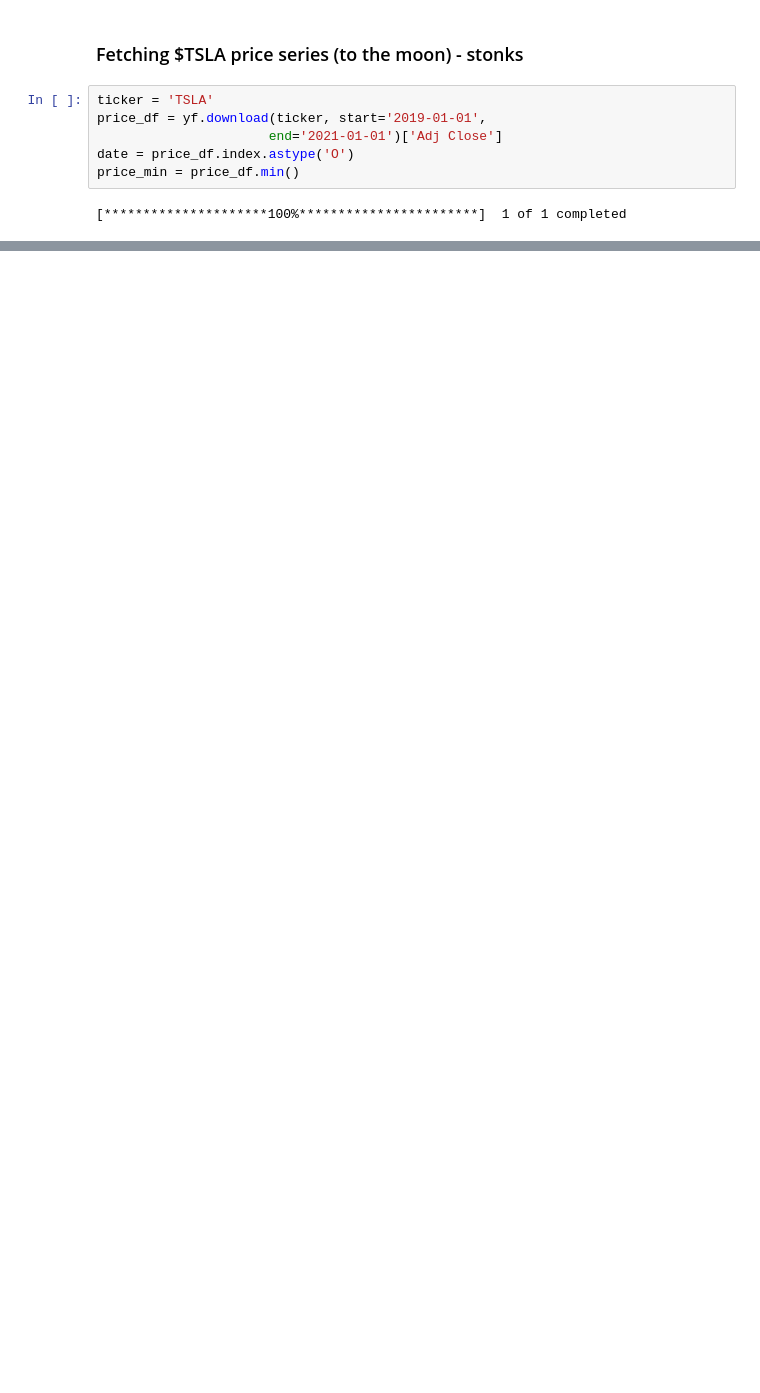
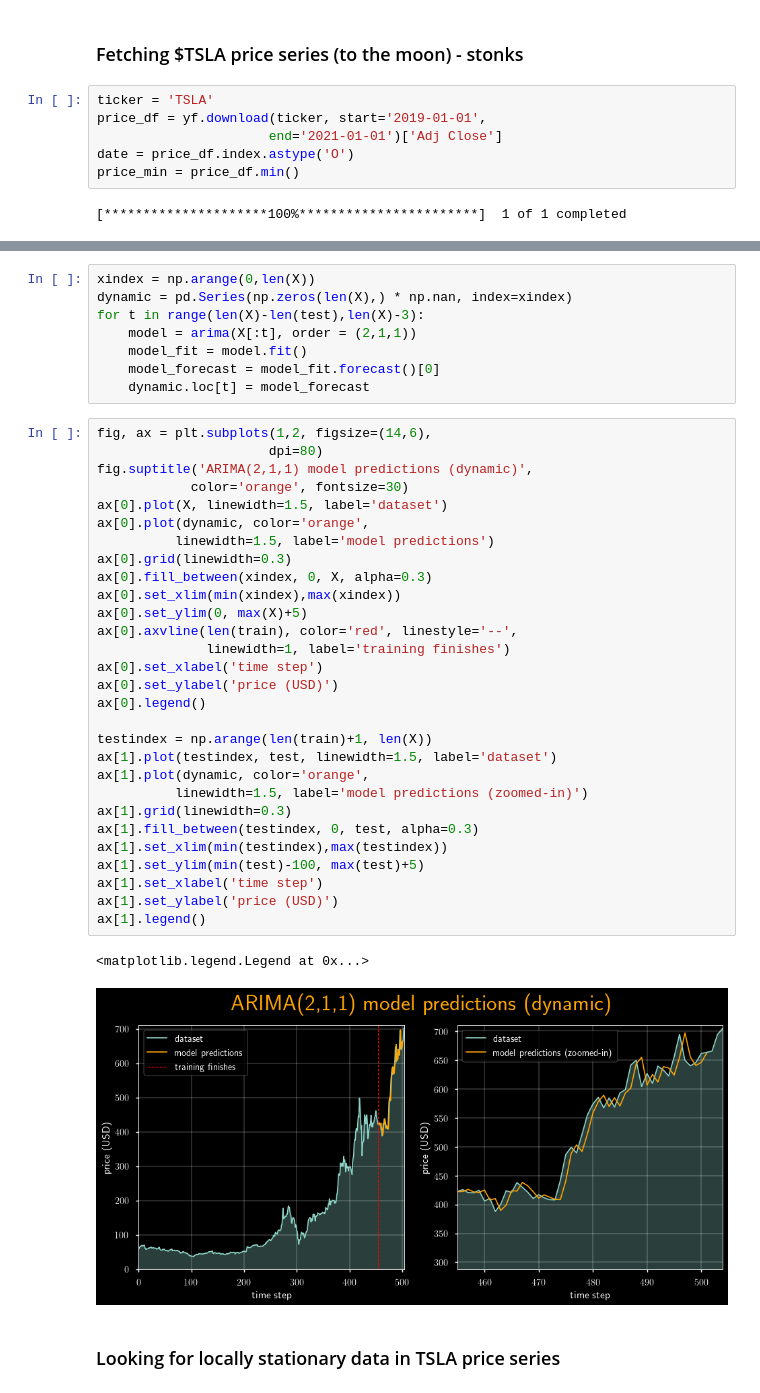
Before and after one commit to marcocappai00/Quantitative-Finance, a Jupyter notebook: Econometrics_trading_model.ipynb, the cells around one changed output, grey strips where cells are left out. Cells and saved outputs as stored; diff of their text form; blank space fills up the shorter version.

```diff
--- a/Econometrics_trading_model.ipynb
+++ b/Econometrics_trading_model.ipynb
@@ -54,0 +135,42 @@ Although there appears to be a high level of autoco
+# %%
+xindex = np.arange(0,len(X))
+dynamic = pd.Series(np.zeros(len(X),) * np.nan, index=xindex)
+for t in range(len(X)-len(test),len(X)-3):
+    model = arima(X[:t], order = (2,1,1))
+    model_fit = model.fit()
+    model_forecast = model_fit.forecast()[0]
+    dynamic.loc[t] = model_forecast
+# %%
+fig, ax = plt.subplots(1,2, figsize=(14,6),
+                      dpi=80)
+fig.suptitle('ARIMA(2,1,1) model predictions (dynamic)',
+            color='orange', fontsize=30)
+ax[0].plot(X, linewidth=1.5, label='dataset')
+ax[0].plot(dynamic, color='orange',
+          linewidth=1.5, label='model predictions')
+ax[0].grid(linewidth=0.3)
+ax[0].fill_between(xindex, 0, X, alpha=0.3)
+ax[0].set_xlim(min(xindex),max(xindex))
+ax[0].set_ylim(0, max(X)+5)
+ax[0].axvline(len(train), color='red', linestyle='--',
+              linewidth=1, label='training finishes')
+ax[0].set_xlabel('time step')
+ax[0].set_ylabel('price (USD)')
+ax[0].legend()
+
+testindex = np.arange(len(train)+1, len(X))
+ax[1].plot(testindex, test, linewidth=1.5, label='dataset')
+ax[1].plot(dynamic, color='orange',
+          linewidth=1.5, label='model predictions (zoomed-in)')
+ax[1].grid(linewidth=0.3)
+ax[1].fill_between(testindex, 0, test, alpha=0.3)
+ax[1].set_xlim(min(testindex),max(testindex))
+ax[1].set_ylim(min(test)-100, max(test)+5)
+ax[1].set_xlabel('time step')
+ax[1].set_ylabel('price (USD)')
+ax[1].legend()
+# %% [output]
+<matplotlib.legend.Legend at 0x...>
+[figure, added]
+# %% [markdown]
+### Looking for locally stationary data in TSLA price series
```
Also changed, not shown: parts of 12 cells of this notebook.
